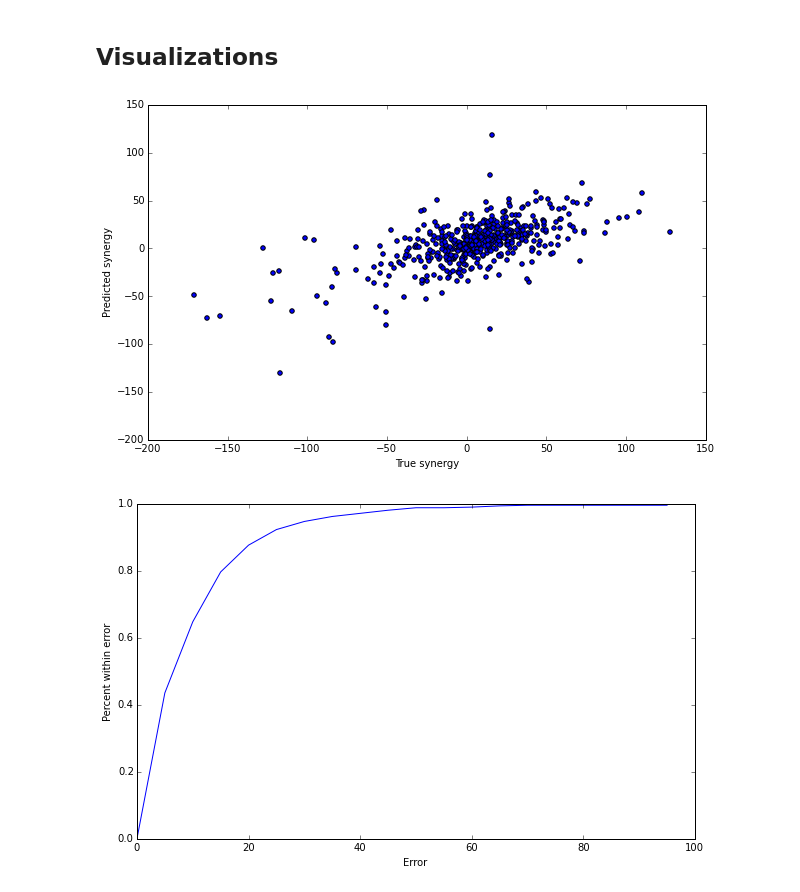
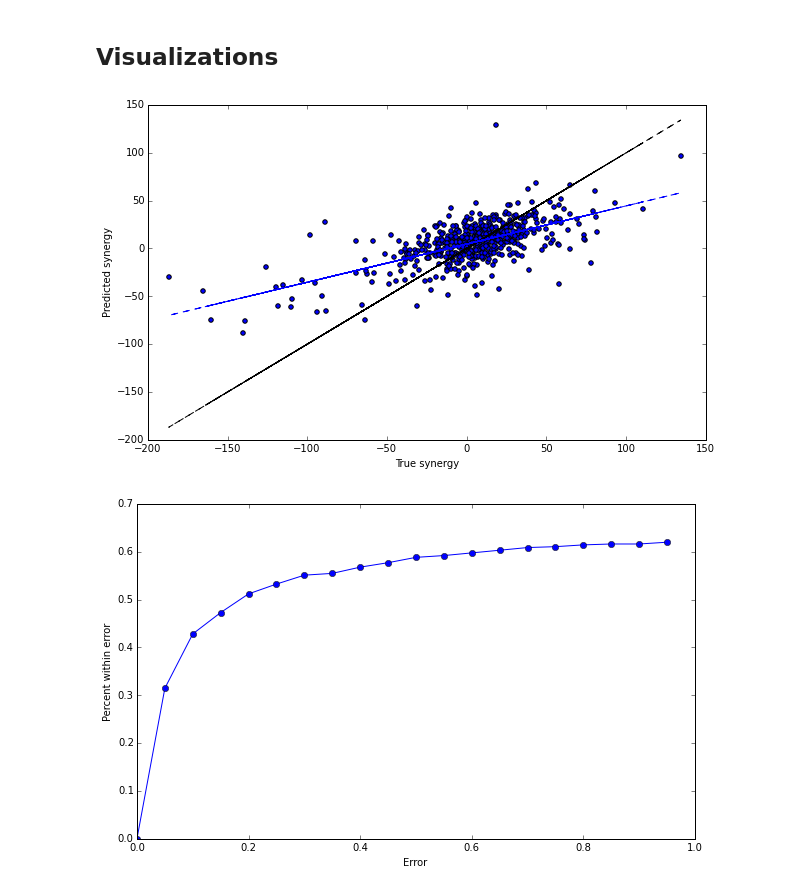
Before and after one commit to joycex99/drug-synergy-modeling, a Jupyter notebook: clustering.ipynb, the cells around one changed output. Drawn from its saved outputs; the diff is of its cells as text; code cells hidden in the pictures.

```diff
--- a/clustering.ipynb
+++ b/clustering.ipynb
@@ -275,6 +303,6 @@ def print_scores(model):
 # %%
 orig_data = pd.DataFrame.from_csv('Clean_data/train.csv', header=0, index_col=False)
-
+full_df = pd.DataFrame.from_csv('Train_data/clustered.csv', header=0)
 # No drug database-queried features:
 
 #drug_combined = drug_combined.iloc[np.random.permutation(len(orig_data))]
@@ -283,6 +311,8 @@ orig_data = pd.DataFrame.from_csv('Clean_data/train.csv', header=0, index_col=Fa
 
 full_df = full_df.iloc[np.random.permutation(len(orig_data))]
 Xpd = pd.get_dummies(full_df, columns=['CELL_LINE', 'COMPOUND_A', 'COMPOUND_B'])
+#Xpd = full_df
+#value_convert(Xpd, ['CELL_LINE', 'COMPOUND_A', 'COMPOUND_B'])
 Ypd = orig_data['SYNERGY_SCORE'].reindex(full_df.index)
 
 Xvals = Xpd.values
@@ -340,3 +372,5 @@ NEW RANDOM SEARCH...
 0.258430387927
 # %% [markdown]
 ### Gradient Boosting
+# %%
+X_train, X_test, y_train, y_test = cross_validation.train_test_split(Xvals, yvals, random_state=0)
@@ -342,0 +398,8 @@ NEW RANDOM SEARCH...
+# %%
+for i in range(10):
+    X_train, X_test, y_train, y_test = cross_validation.train_test_split(Xvals, yvals)
+    gbr = GradientBoostingRegressor(n_estimators=1000, max_depth=7,
+                                max_features='log2', learning_rate=0.03)
+    gbr.fit(X_train, y_train)
+    print_scores(gbr)
+    print(" ")
@@ -342,0 +433,9 @@ NEW RANDOM SEARCH...
+# %%
+param_grid_gb = {
+    'learning_rate': [0.01],
+    'n_estimators': [1000],
+    'max_features': ['log2', 'sqrt'],
+    'max_depth': [3, 5],
+    'min_samples_leaf': [12, 15]
+}
+gbr = GradientBoostingRegressor()
@@ -390,25 +569,30 @@ for i in range(3):
 ## Visualizations
 # %%
 x = y_test
-y = gbr.predict(X_test)
+y = gbr.predict(X_test) #pred
 plt.scatter(x, y)
+plt.plot(x, x, 'k--')
+
+m, b = np.polyfit(x, y, 1)
+plt.plot(x, m*x + b, 'b--')
+
 plt.axis([-200, 150, -200, 150])
-
 plt.xlabel("True synergy")
 plt.ylabel("Predicted synergy")
 plt.show()
 # %% [output]
-[figure, old version]
+[figure, new version]
 # %%
-deviation = np.arange(0, 100, 5)
-within = np.array([scoring.error_within(x, y_test, rfr.predict(X_test)) for x in deviation])
-plt.plot(deviation, within)
+#deviation = np.arange(0, 100, 5)
+deviation = np.arange(0, 1, 0.05)
+within = np.array([scoring.error_within(x, y_test, gbr.predict(X_test)) for x in deviation])
+plt.plot(deviation, within, 'o-')
 
 plt.xlabel("Error")
 plt.ylabel("Percent within error")
 plt.show()
 # %% [output]
-[figure, old version]
+[figure, new version]
 # %%
 num_bins = 100
 n, bins, patches = plt.hist(x, num_bins, normed=1, facecolor='green', range=(-200, 200))
```
Also changed, not shown: parts of 54 cells of this notebook, 10 other files.
